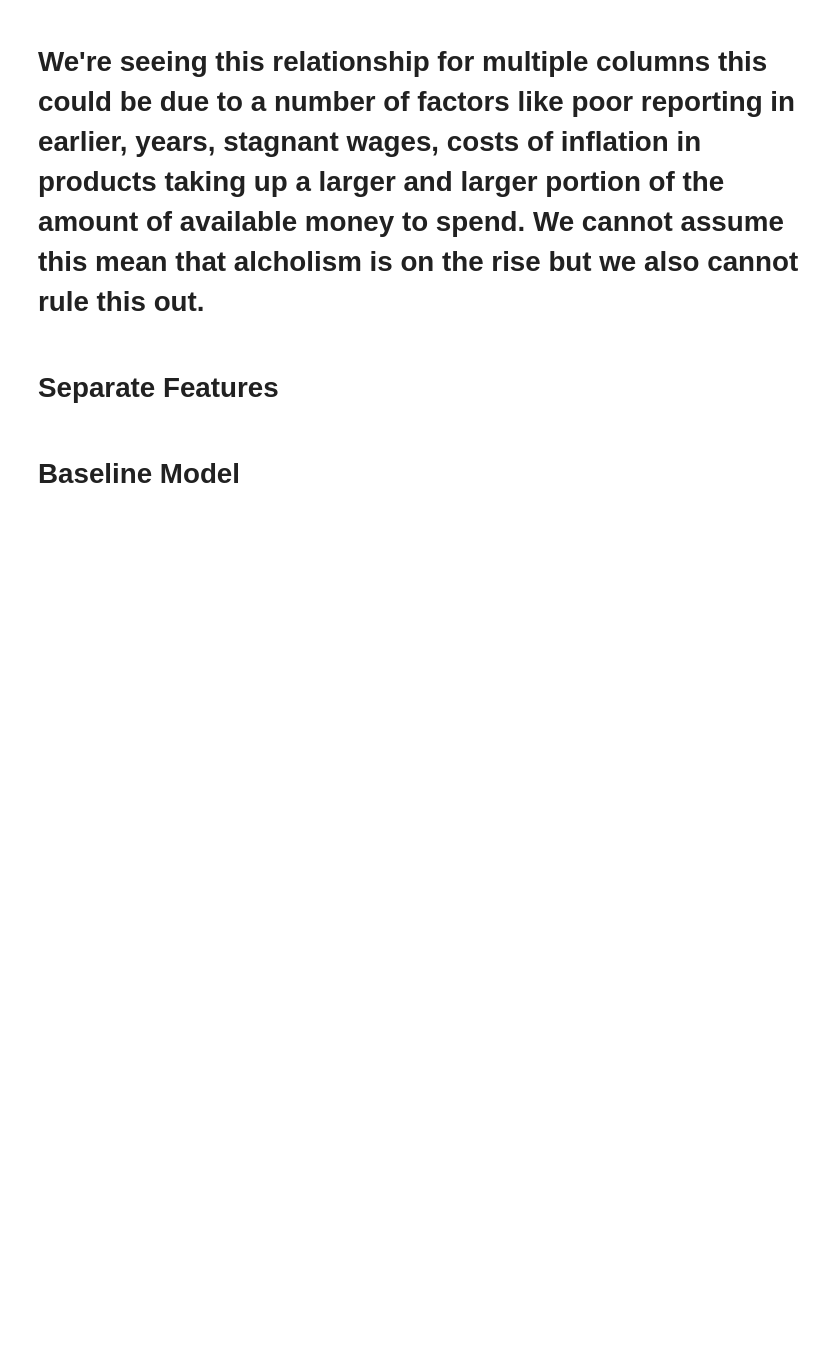
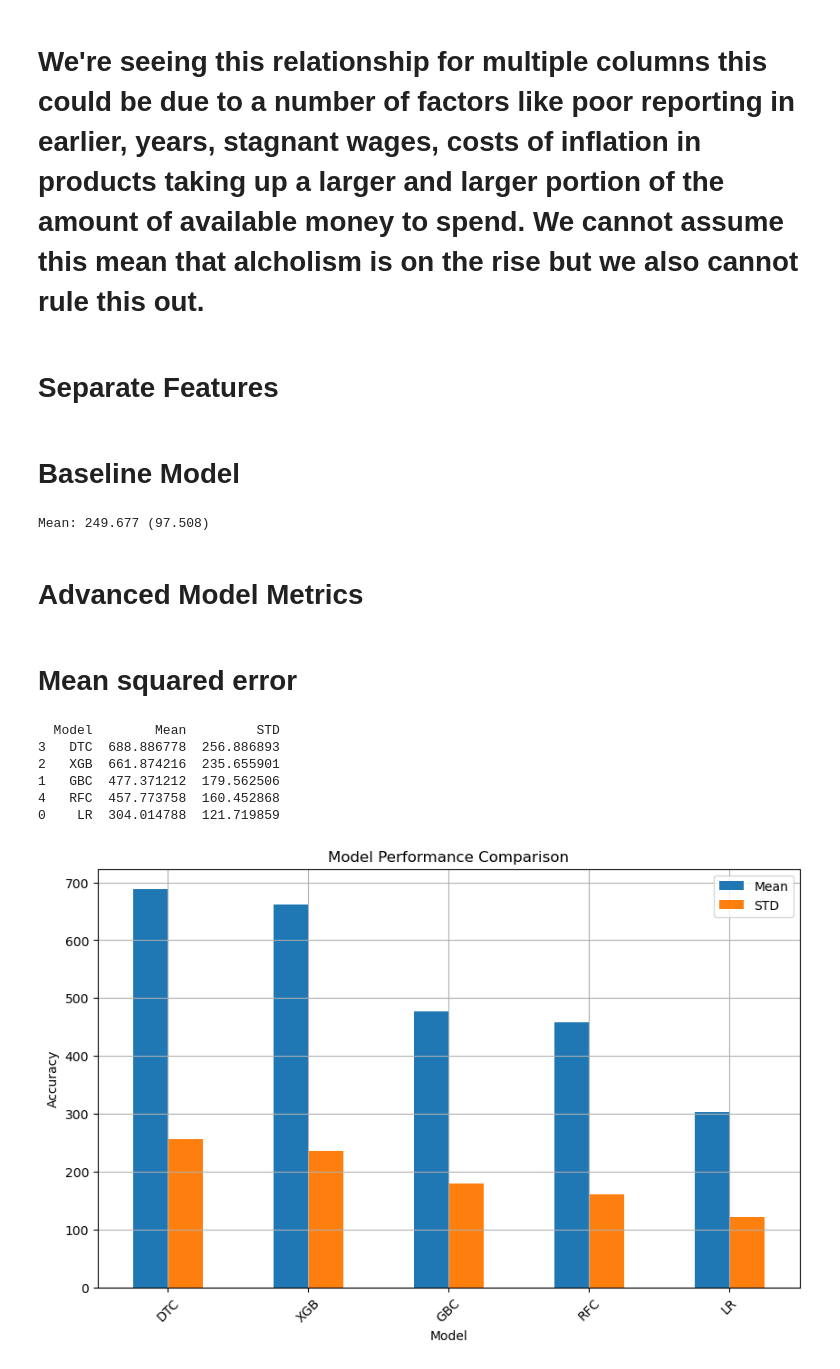
Before and after one commit to MaukanMir/Alchool-Expenditure-Classification, a Jupyter notebook: training.ipynb, the cells around one changed output. Cells and saved outputs as stored; diff of their text form; code cells hidden in the pictures; blank space fills up the shorter version.

Commit message:
added new models

```diff
--- a/training.ipynb
+++ b/training.ipynb
@@ -35,13 +35,11 @@ def get_regression_models(names):
     "DTC": DecisionTreeRegressor(),
     "XGB":XGBRegressor()
   }
-  return [model for model in names[models]]
+  return [models[model_name] for model_name in names]
 
-def evaluate_model(X,y, model):
+def evaluate_regression_model(X,y, model, metric, cv):
 
-  cv = RepeatedStratifiedKFold(n_splits=10, n_repeats=3, random_state=1)
-  metric = make_scorer(accuracy_score)
-  scores = cross_val_score(model, X, y, scoring=metric, vc=cv, n_jobs=-1)
+  scores = cross_val_score(model, X, y, scoring=metric, cv=cv, n_jobs=-1)
   return scores
 
 def plot_tested_models(df, y):
@@ -50,14 +48,14 @@ def plot_tested_models(df, y):
   df.plot.bar(x="Model",y=y, ax=ax)
   ax.set_xlabel("Model")
   ax.set_ylabel("Accuracy")
-  ax.set.title("Model Performance Comparison")
+  ax.set_title("Model Performance Comparison")
 
   ax.legend(y)
   ax.grid(True)
   plt.xticks(rotation=45)
   plt.show()
 
-def testing_selected_models(names, models, X, y):
+def testing_selected_models(names, models, X, y, metric, cv, model_type):
 
   model_performance = []
 
@@ -68,7 +66,8 @@ def testing_selected_models(names, models, X, y):
       ("power_transformer", PowerTransformer()),
       ("model", model)
     ])
-    scores = evaluate_model(X, y, pipeline)
+
+    scores = evaluate_regression_model(X, y, pipeline, metric, cv) if model_type == "regression" else None
     model_performance.append({
       "Model": model_name,
       "Mean": np.mean(scores),
@@ -204,3 +203,29 @@ sns.scatterplot(data=df, x="Year", y="All other (away from home) (USDA, 2018)",
 X, y = df.drop("percentage", axis=1), df["percentage"]
 # %% [markdown]
 # Baseline Model
+# %%
+model = DummyRegressor(strategy="mean")
+metric = make_scorer(mean_squared_error)
+cv = RepeatedKFold(n_splits=10, n_repeats=3, random_state=1)
+scores = evaluate_regression_model(X, y, model, metric, cv)
+print('Mean: %.3f (%.3f)' % (np.mean(scores), np.std(scores)))
+# %% [output]
+Mean: 249.677 (97.508)
+# %% [markdown]
+# Advanced Model Metrics
+# %% [markdown]
+# Mean squared error
+# %%
+names = ["LR", "GBC", "XGB","DTC", "RFC"]
+models = get_regression_models(names)
+metric = make_scorer(mean_squared_error)
+cv = RepeatedKFold(n_splits=10, n_repeats=3, random_state=1)
+testing_selected_models(names, models, X, y, metric, cv, "regression")
+# %% [output]
+  Model        Mean         STD
+3   DTC  688.886778  256.886893
+2   XGB  661.874216  235.655901
+1   GBC  477.371212  179.562506
+4   RFC  457.773758  160.452868
+0    LR  304.014788  121.719859
+[figure, added]
```
Also changed, not shown: parts of 3 cells of this notebook.
